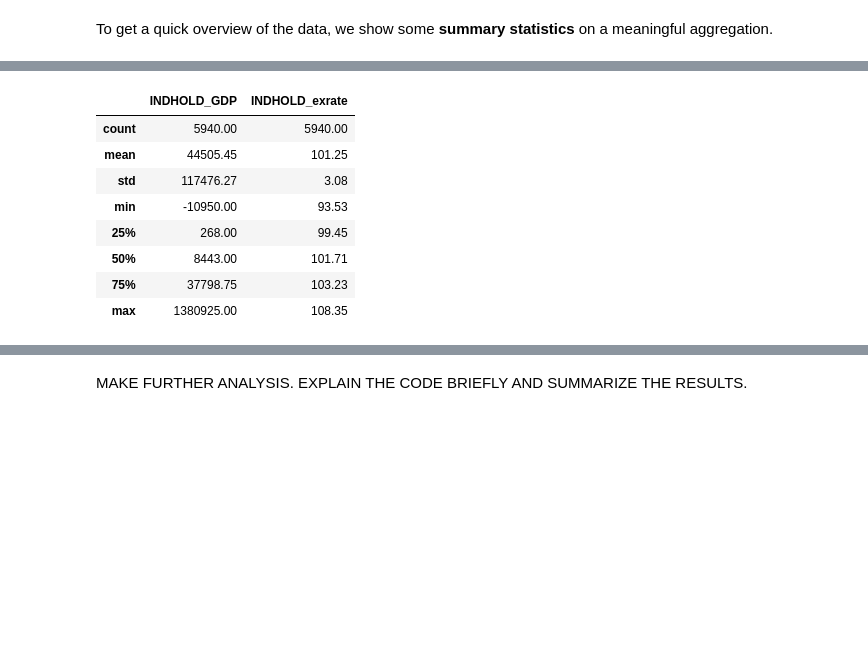
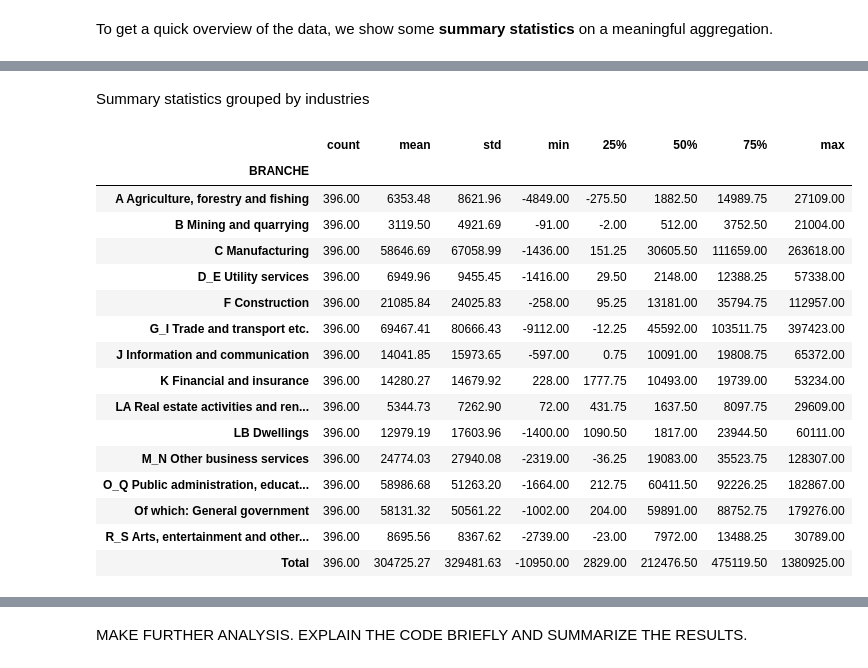
Before and after one commit to NumEconCopenhagen/projects-2023-jacob-per, a Jupyter notebook: dataproject/dataproject.ipynb, the cells around one changed output, grey strips where cells are left out. Cells and saved outputs as stored; diff of their text form; code cells hidden in the pictures; blank space fills up the shorter version.

```diff
--- a/dataproject/dataproject.ipynb
+++ b/dataproject/dataproject.ipynb
@@ -176,5 +178,6 @@ I &= api_inner.OPGOER.str.contains('Quarterly')
 api_inner.loc[I, :]
 api_inner = api_inner.loc[I == True]
 
-# c. new indexing
+# c. new indexing and atomic types
 api_inner.reset_index(inplace = True, drop = True)
+api_inner = api_inner.apply(pd.to_numeric, errors='ignore')
@@ -197,12 +200,22 @@ To get a quick overview of the data, we show some **summary statistics** on a me
+# %% [markdown]
+Summary statistics grouped by industries
 # %%
-api_inner.astype({'INDHOLD_GDP':'float','INDHOLD_exrate':'float'}).describe()
+api_inner.groupby(by='BRANCHE')['INDHOLD_GDP'].describe()
 # %% [output]
-|  | INDHOLD_GDP | INDHOLD_exrate |
-| count | 5940.00 | 5940.00 |
-| mean | 44505.45 | 101.25 |
-| std | 117476.27 | 3.08 |
-| min | -10950.00 | 93.53 |
-| 25% | 268.00 | 99.45 |
-| 50% | 8443.00 | 101.71 |
-| 75% | 37798.75 | 103.23 |
-| max | 1380925.00 | 108.35 |
+|  | count | mean | std | min | 25% | 50% | 75% | max |
+| BRANCHE |  |  |  |  |  |  |  |  |
+| A Agriculture, forestry and fishing | 396.00 | 6353.48 | 8621.96 | -4849.00 | -275.50 | 1882.50 | 14989.75 | 27109.00 |
+| B Mining and quarrying | 396.00 | 3119.50 | 4921.69 | -91.00 | -2.00 | 512.00 | 3752.50 | 21004.00 |
+| C Manufacturing | 396.00 | 58646.69 | 67058.99 | -1436.00 | 151.25 | 30605.50 | 111659.00 | 263618.00 |
+| D_E Utility services | 396.00 | 6949.96 | 9455.45 | -1416.00 | 29.50 | 2148.00 | 12388.25 | 57338.00 |
+| F Construction | 396.00 | 21085.84 | 24025.83 | -258.00 | 95.25 | 13181.00 | 35794.75 | 112957.00 |
+| G_I Trade and transport etc. | 396.00 | 69467.41 | 80666.43 | -9112.00 | -12.25 | 45592.00 | 103511.75 | 397423.00 |
+| J Information and communication | 396.00 | 14041.85 | 15973.65 | -597.00 | 0.75 | 10091.00 | 19808.75 | 65372.00 |
+| K Financial and insurance | 396.00 | 14280.27 | 14679.92 | 228.00 | 1777.75 | 10493.00 | 19739.00 | 53234.00 |
+| LA Real estate activities and ren... | 396.00 | 5344.73 | 7262.90 | 72.00 | 431.75 | 1637.50 | 8097.75 | 29609.00 |
+| LB Dwellings | 396.00 | 12979.19 | 17603.96 | -1400.00 | 1090.50 | 1817.00 | 23944.50 | 60111.00 |
+| M_N Other business services | 396.00 | 24774.03 | 27940.08 | -2319.00 | -36.25 | 19083.00 | 35523.75 | 128307.00 |
+| O_Q Public administration, educat... | 396.00 | 58986.68 | 51263.20 | -1664.00 | 212.75 | 60411.50 | 92226.25 | 182867.00 |
+| Of which: General government | 396.00 | 58131.32 | 50561.22 | -1002.00 | 204.00 | 59891.00 | 88752.75 | 179276.00 |
+| R_S Arts, entertainment and other... | 396.00 | 8695.56 | 8367.62 | -2739.00 | -23.00 | 7972.00 | 13488.25 | 30789.00 |
+| Total | 396.00 | 304725.27 | 329481.63 | -10950.00 | 2829.00 | 212476.50 | 475119.50 | 1380925.00 |
```
Also changed, not shown: parts of 6 cells of this notebook.
